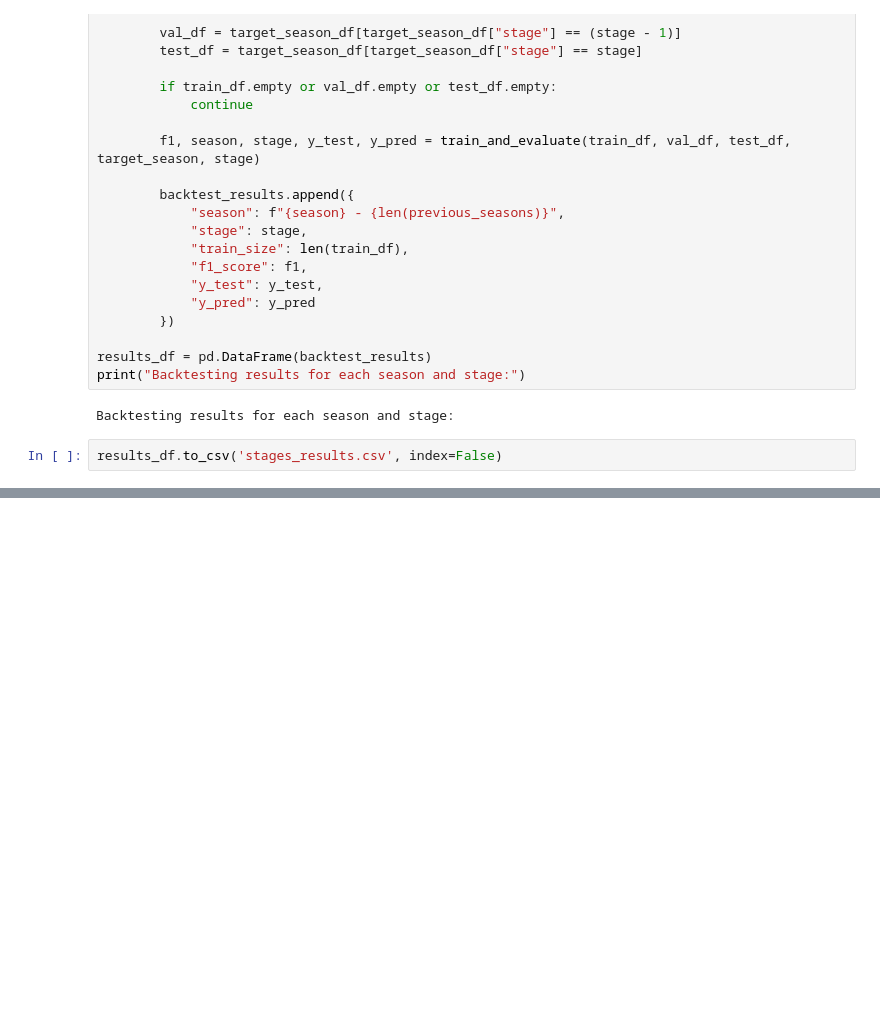
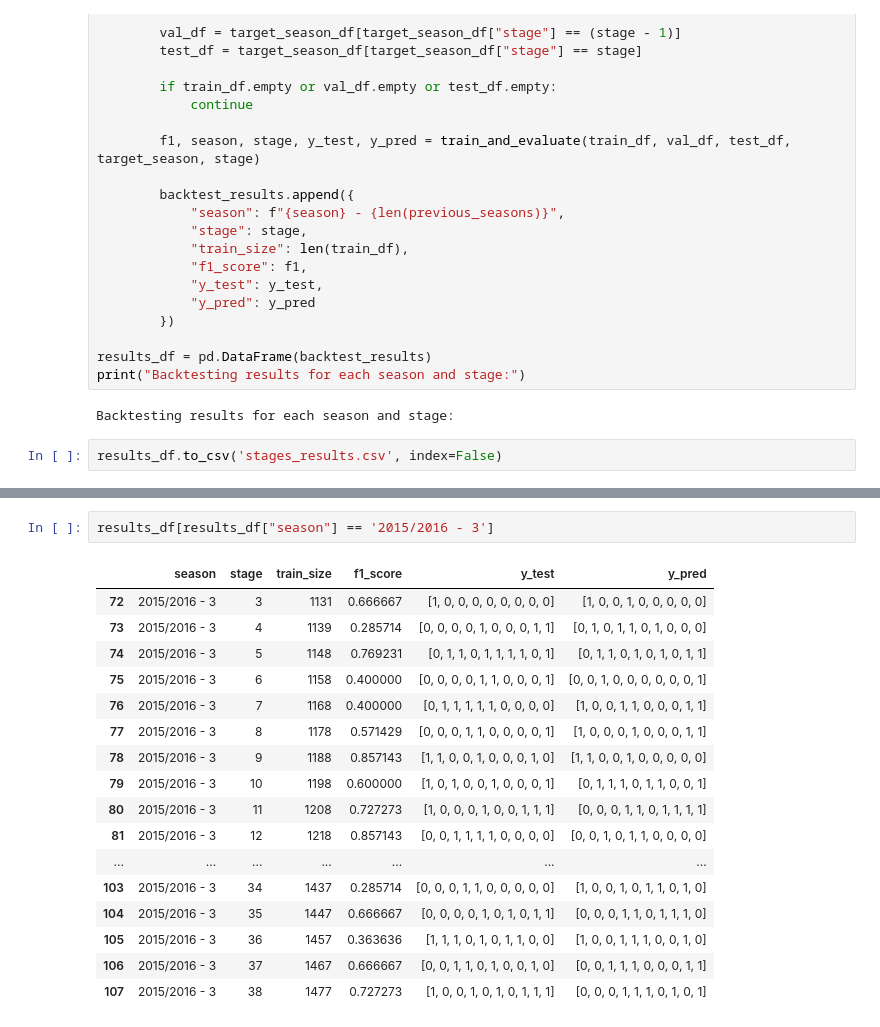
Before and after one commit to kamil0920/football_result_prediction-v2, a Jupyter notebook: src/backtesting/backtesting.ipynb, the cells around one changed output, grey strips where cells are left out. Drawn from its saved outputs; the diff is of its cells as text; blank space fills up the shorter version.

```diff
--- a/src/backtesting/backtesting.ipynb
+++ b/src/backtesting/backtesting.ipynb
@@ -134,0 +135,20 @@ Average f1 Score for each season:
+# %%
+results_df[results_df["season"] == '2015/2016 - 3']
+# %% [output]
+|  | season | stage | train_size | f1_score | y_test | y_pred |
+| 72 | 2015/2016 - 3 | 3 | 1131 | 0.666667 | [1, 0, 0, 0, 0, 0, 0, 0, 0] | [1, 0, 0, 1, 0, 0, 0, 0, 0] |
+| 73 | 2015/2016 - 3 | 4 | 1139 | 0.285714 | [0, 0, 0, 0, 1, 0, 0, 0, 1, 1] | [0, 1, 0, 1, 1, 0, 1, 0, 0, 0] |
+| 74 | 2015/2016 - 3 | 5 | 1148 | 0.769231 | [0, 1, 1, 0, 1, 1, 1, 1, 0, 1] | [0, 1, 1, 0, 1, 0, 1, 0, 1, 1] |
+| 75 | 2015/2016 - 3 | 6 | 1158 | 0.400000 | [0, 0, 0, 0, 1, 1, 0, 0, 0, 1] | [0, 0, 1, 0, 0, 0, 0, 0, 0, 1] |
+| 76 | 2015/2016 - 3 | 7 | 1168 | 0.400000 | [0, 1, 1, 1, 1, 1, 0, 0, 0, 0] | [1, 0, 0, 1, 1, 0, 0, 0, 1, 1] |
+| 77 | 2015/2016 - 3 | 8 | 1178 | 0.571429 | [0, 0, 0, 1, 1, 0, 0, 0, 0, 1] | [1, 0, 0, 0, 1, 0, 0, 0, 1, 1] |
+| 78 | 2015/2016 - 3 | 9 | 1188 | 0.857143 | [1, 1, 0, 0, 1, 0, 0, 0, 1, 0] | [1, 1, 0, 0, 1, 0, 0, 0, 0, 0] |
+| 79 | 2015/2016 - 3 | 10 | 1198 | 0.600000 | [1, 0, 1, 0, 0, 1, 0, 0, 0, 1] | [0, 1, 1, 1, 0, 1, 1, 0, 0, 1] |
+| 80 | 2015/2016 - 3 | 11 | 1208 | 0.727273 | [1, 0, 0, 0, 1, 0, 0, 1, 1, 1] | [0, 0, 0, 1, 1, 0, 1, 1, 1, 1] |
+| 81 | 2015/2016 - 3 | 12 | 1218 | 0.857143 | [0, 0, 1, 1, 1, 1, 0, 0, 0, 0] | [0, 0, 1, 0, 1, 1, 0, 0, 0, 0] |
+| ... | ... | ... | ... | ... | ... | ... |
+| 103 | 2015/2016 - 3 | 34 | 1437 | 0.285714 | [0, 0, 0, 1, 1, 0, 0, 0, 0, 0] | [1, 0, 0, 1, 0, 1, 1, 0, 1, 0] |
+| 104 | 2015/2016 - 3 | 35 | 1447 | 0.666667 | [0, 0, 0, 0, 1, 0, 1, 0, 1, 1] | [0, 0, 0, 1, 1, 0, 1, 1, 1, 0] |
+| 105 | 2015/2016 - 3 | 36 | 1457 | 0.363636 | [1, 1, 1, 0, 1, 0, 1, 1, 0, 0] | [1, 0, 0, 1, 1, 1, 0, 0, 1, 0] |
+| 106 | 2015/2016 - 3 | 37 | 1467 | 0.666667 | [0, 0, 1, 1, 0, 1, 0, 0, 1, 0] | [0, 0, 1, 1, 1, 0, 0, 0, 1, 1] |
+| 107 | 2015/2016 - 3 | 38 | 1477 | 0.727273 | [1, 0, 0, 1, 0, 1, 0, 1, 1, 1] | [0, 0, 0, 1, 1, 1, 0, 1, 0, 1] |
```
Also changed, not shown: parts of 4 cells of this notebook, 4 other files.
